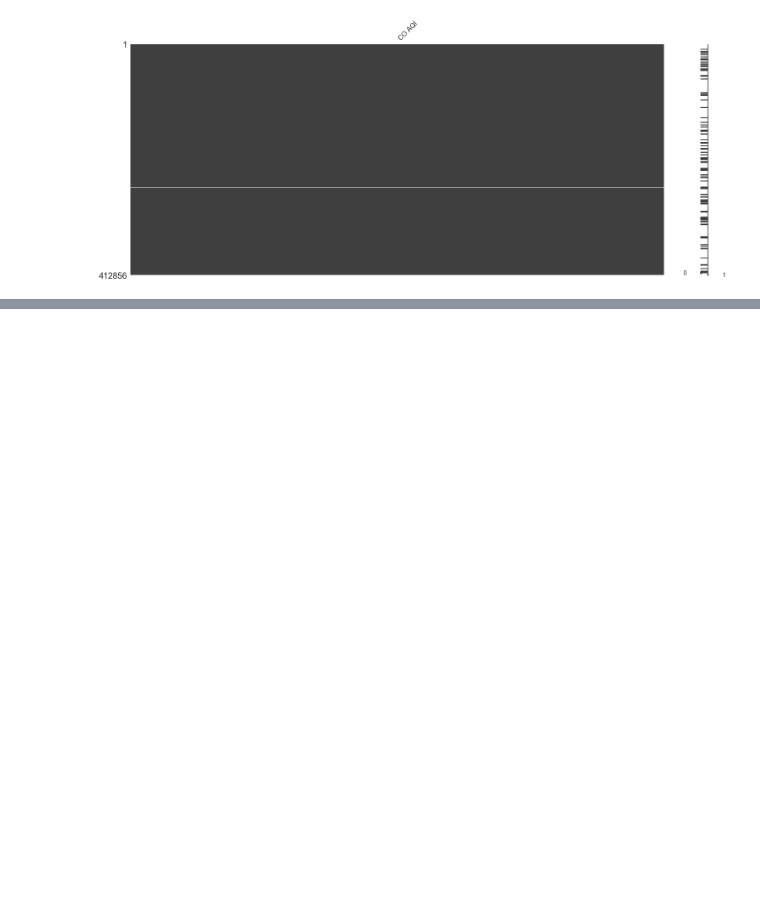
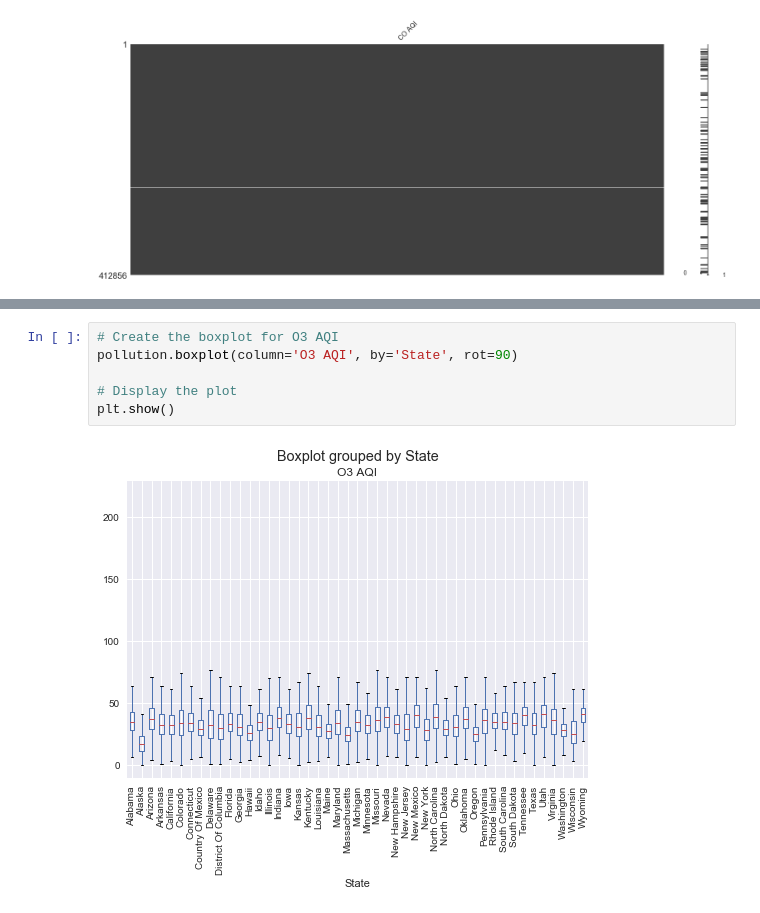
Before and after one commit to bouncebarkrun/Springboard-Data-Science-Career-Track, a Jupyter notebook: 1st Capstone Project/Capstone 1 Data Wrangling.ipynb, the cells around one changed output, grey strips where cells are left out. Saved outputs shown, nothing was run; the diff lists cells and outputs as text; blank space fills up the shorter version.

```diff
--- a/1st Capstone Project/Capstone 1 Data Wrangling.ipynb
+++ b/1st Capstone Project/Capstone 1 Data Wrangling.ipynb
@@ -157,0 +156,8 @@ plt.show()
+# %%
+# Create the boxplot for O3 AQI
+pollution.boxplot(column='O3 AQI', by='State', rot=90)
+
+# Display the plot
+plt.show()
+# %% [output]
+[figure, added]
```
Also changed, not shown: parts of 5 cells of this notebook.
